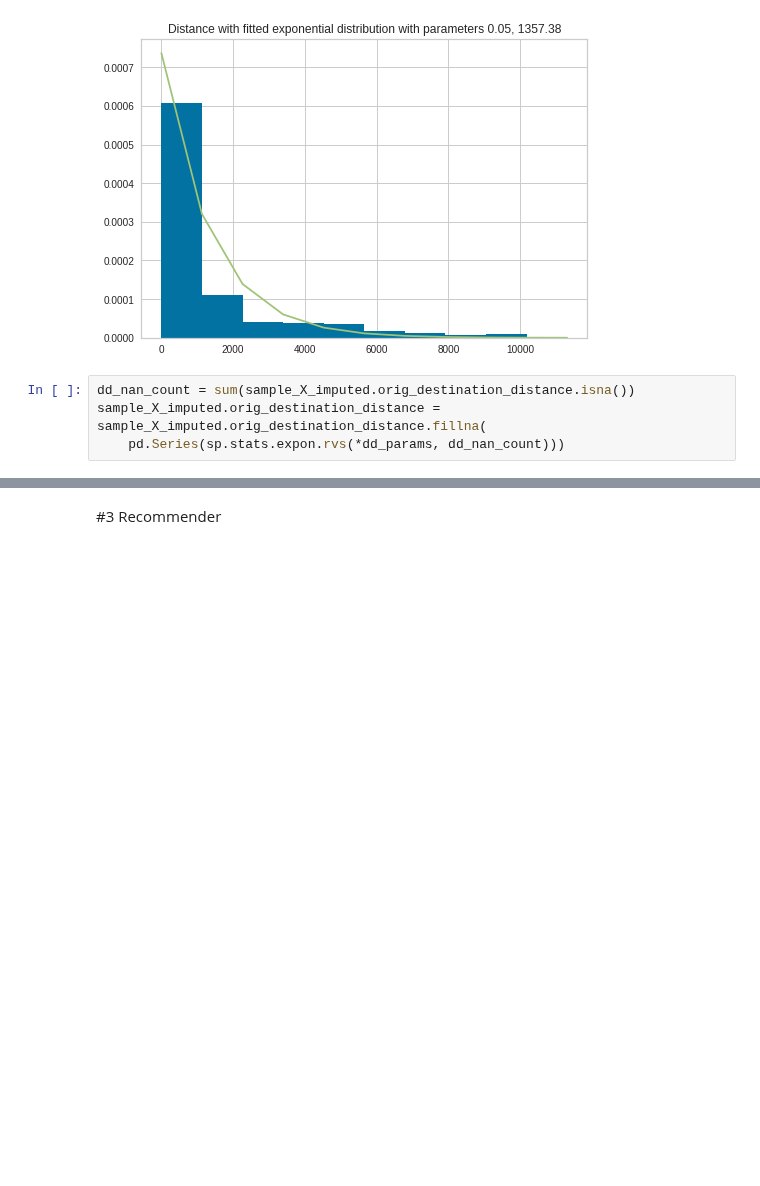
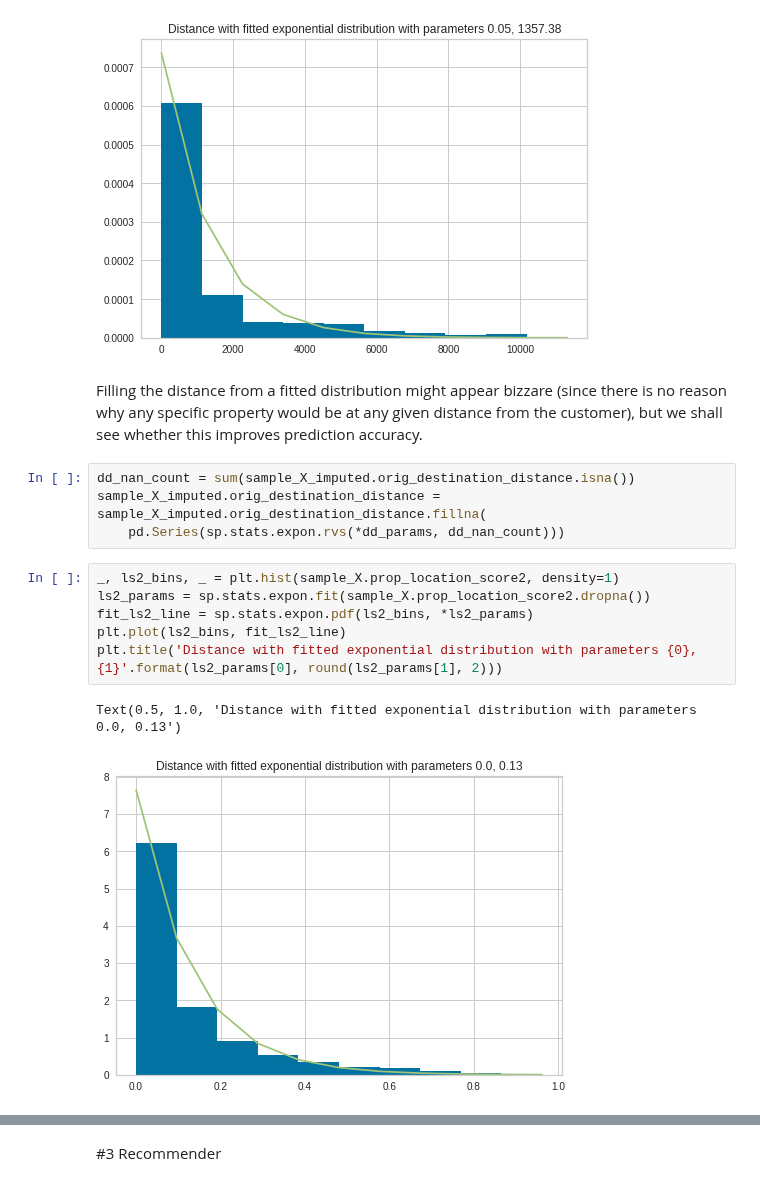
Before and after one commit to sid-chaubs/data-mining-assignment-1, a Jupyter notebook: DMT_Assignment_2.ipynb, the cells around one changed output, grey strips where cells are left out. Drawn from its saved outputs; the diff is of its cells as text; blank space fills up the shorter version.

Commit message:
Imputing data for training the recommender, with graphs and explanations

```diff
--- a/DMT_Assignment_2.ipynb
+++ b/DMT_Assignment_2.ipynb
@@ -248,7 +248,18 @@ plt.title('Distance with fitted exponential distribution with parameters {0}, {1
 # %% [output]
 Text(0.5, 1.0, 'Distance with fitted exponential distribution with parameters 0.05, 1357.38')
 [figure]
+# %% [markdown]
+Filling the distance from a fitted distribution might appear bizzare (since there is no reason why any specific property would be at any given distance from the customer), but we shall see whether this improves prediction accuracy.
 # %%
 dd_nan_count = sum(sample_X_imputed.orig_destination_distance.isna())
 sample_X_imputed.orig_destination_distance = sample_X_imputed.orig_destination_distance.fillna(
     pd.Series(sp.stats.expon.rvs(*dd_params, dd_nan_count)))
+# %%
+_, ls2_bins, _ = plt.hist(sample_X.prop_location_score2, density=1)
+ls2_params = sp.stats.expon.fit(sample_X.prop_location_score2.dropna())
+fit_ls2_line = sp.stats.expon.pdf(ls2_bins, *ls2_params)
+plt.plot(ls2_bins, fit_ls2_line)
+plt.title('Distance with fitted exponential distribution with parameters {0}, {1}'.format(ls2_params[0], round(ls2_params[1], 2)))
+# %% [output]
+Text(0.5, 1.0, 'Distance with fitted exponential distribution with parameters 0.0, 0.13')
+[figure, added]
```
Also changed, not shown: parts of 12 cells of this notebook.
